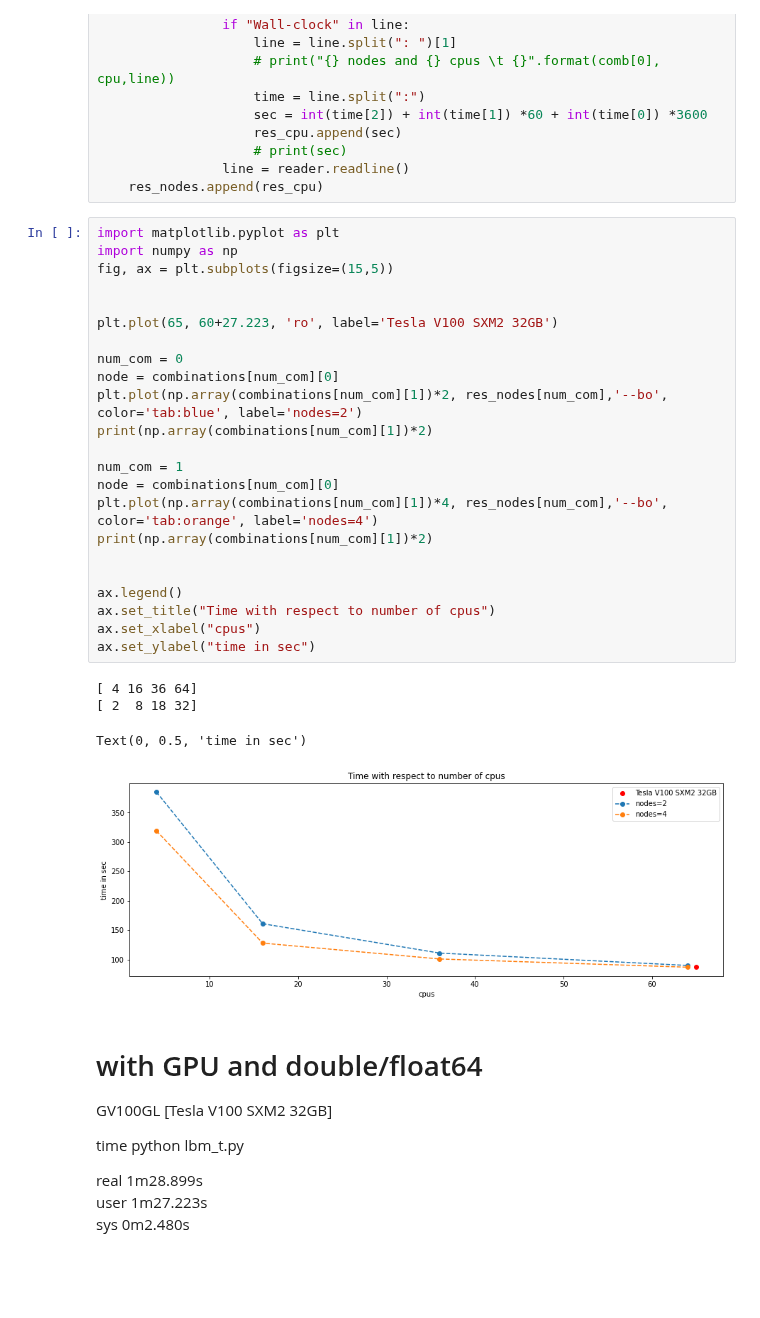
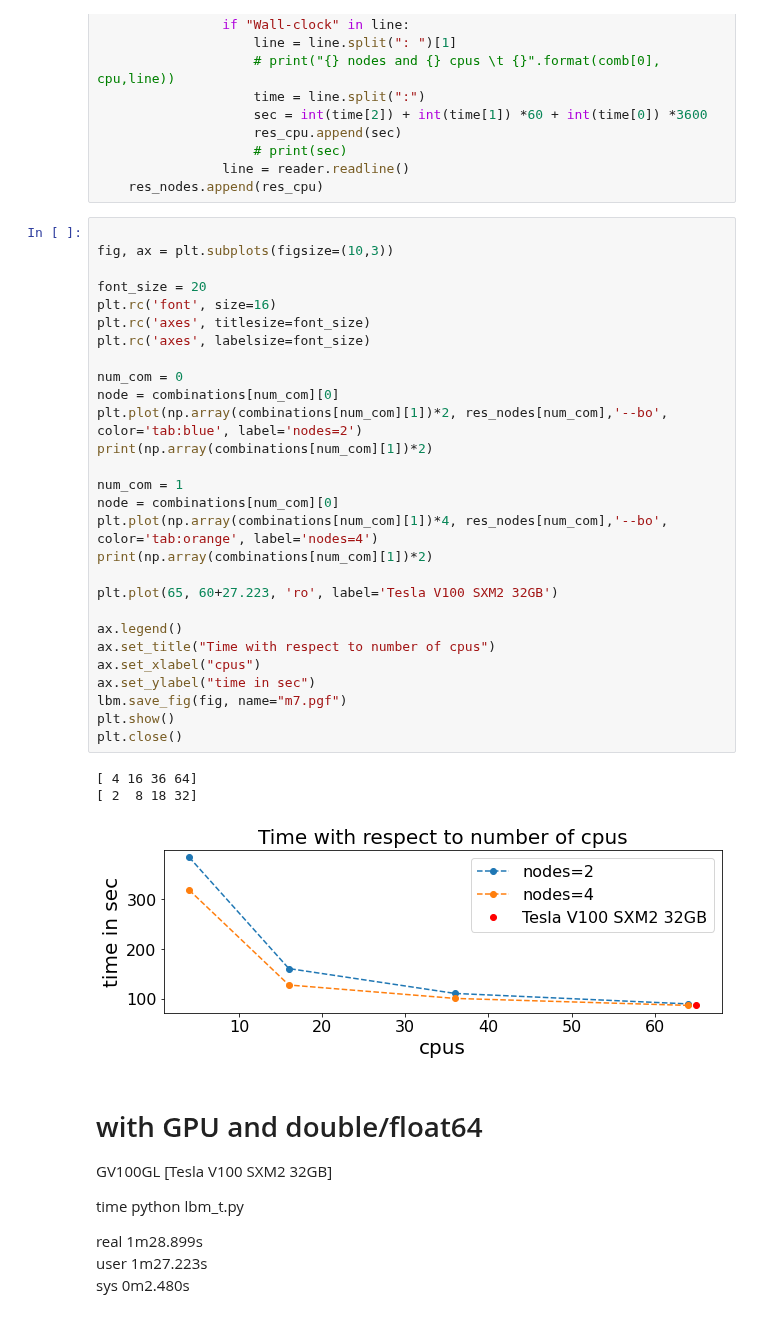
Before and after one commit to jonas27/pylbm, a Jupyter notebook: milestones/m7/stats_out.ipynb, the cells around one changed output. Drawn from its saved outputs; the diff is of its cells as text; blank space fills up the shorter version.

```diff
--- a/milestones/m7/stats_out.ipynb
+++ b/milestones/m7/stats_out.ipynb
@@ -19,33 +23,37 @@ for comb in combinations:
                 line = reader.readline()
     res_nodes.append(res_cpu)
 # %%
-import matplotlib.pyplot as plt
-import numpy as np
-fig, ax = plt.subplots(figsize=(15,5))
 
+fig, ax = plt.subplots(figsize=(10,3))
 
-plt.plot(65, 60+27.223, 'ro', label='Tesla V100 SXM2 32GB')
+font_size = 20
+plt.rc('font', size=16)
+plt.rc('axes', titlesize=font_size)
+plt.rc('axes', labelsize=font_size)
 
 num_com = 0
 node = combinations[num_com][0]
 plt.plot(np.array(combinations[num_com][1])*2, res_nodes[num_com],'--bo', color='tab:blue', label='nodes=2')
 print(np.array(combinations[num_com][1])*2)
 
 num_com = 1
 node = combinations[num_com][0]
 plt.plot(np.array(combinations[num_com][1])*4, res_nodes[num_com],'--bo', color='tab:orange', label='nodes=4')
 print(np.array(combinations[num_com][1])*2)
 
+plt.plot(65, 60+27.223, 'ro', label='Tesla V100 SXM2 32GB')
 
 ax.legend()
 ax.set_title("Time with respect to number of cpus")
 ax.set_xlabel("cpus")
 ax.set_ylabel("time in sec")
+lbm.save_fig(fig, name="m7.pgf")
+plt.show()
+plt.close()
 # %% [output]
 [ 4 16 36 64]
 [ 2  8 18 32]
-Text(0, 0.5, 'time in sec')
-[figure, old version]
+[figure, new version]
 # %% [markdown]
 # with GPU and double/float64
 GV100GL [Tesla V100 SXM2 32GB]
```
Also changed, not shown: parts of 3 cells of this notebook, 6 other files.
